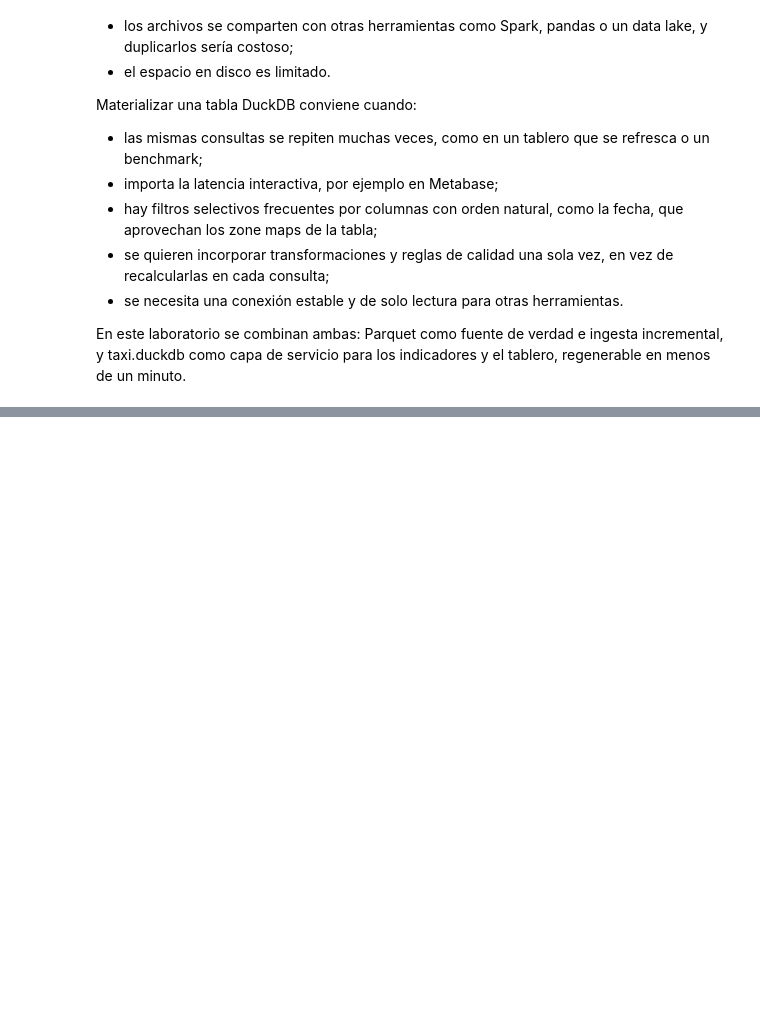
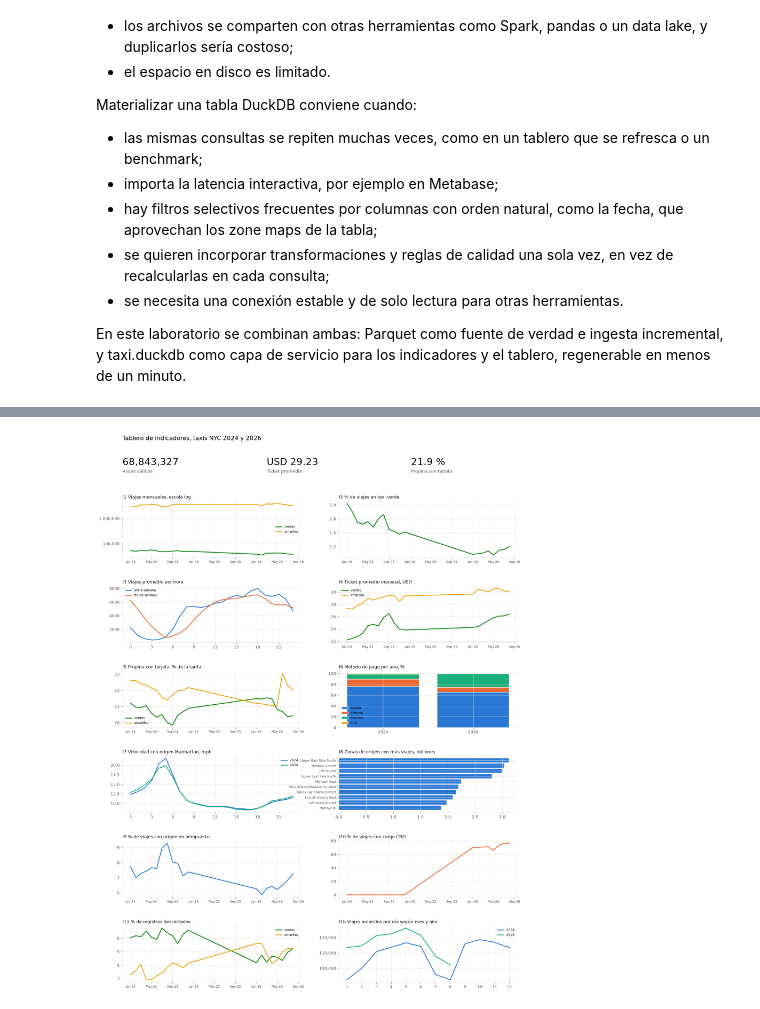
Before and after one commit to erickguerra2/duckdb, a Jupyter notebook: notebooks/Lab8_DuckDB.ipynb, the cells around one changed output, grey strips where cells are left out. Drawn from its saved outputs; the diff is of its cells as text; code cells hidden in the pictures; blank space fills up the shorter version.

Commit message:
Indicadores y tablero de análisis

```diff
--- a/notebooks/Lab8_DuckDB.ipynb
+++ b/notebooks/Lab8_DuckDB.ipynb
@@ -1644,0 +1749,73 @@ En este laboratorio se combinan ambas: Parquet como fuente de verdad e ingesta i
+# %%
+def etiqueta_taxi(t):
+    return "amarillos" if t == "yellow" else "verdes"
+
+
+def linea_por(eje, df, x, y, serie, colores, nombres=None):
+    for valor, d in df.groupby(serie):
+        eje.plot(d[x], d[y], color=colores[str(valor)], label=(nombres or str)(valor))
+
+
+def tablero(ind, titulo, nombre):
+    fig = plt.figure(figsize=(15, 20))
+    rejilla = fig.add_gridspec(7, 6, height_ratios=[0.3, 1, 1, 1, 1, 1, 1], hspace=0.55, wspace=1.1,
+                               top=0.95, bottom=0.03, left=0.06, right=0.98)
+    kpis = [("k01_viajes_validos", "viajes", "Viajes válidos", "{:,.0f}"),
+            ("k02_ticket_promedio", "ticket_promedio", "Ticket promedio", "USD {:,.2f}"),
+            ("k03_propina_tarjeta", "pct_propina", "Propina con tarjeta", "{:.1f} %")]
+    for i, (clave, col, texto, fmt) in enumerate(kpis):
+        eje = fig.add_subplot(rejilla[0, i * 2:(i + 1) * 2])
+        eje.axis("off")
+        eje.text(0, 0.45, fmt.format(ind[clave][col].iloc[0]), fontsize=24, color=TINTA)
+        eje.text(0, 0.0, texto, fontsize=11, color=TINTA_2)
+    ejes = [fig.add_subplot(rejilla[1 + i // 2, (i % 2) * 3:(i % 2) * 3 + 3]) for i in range(12)]
+
+    linea_por(ejes[0], ind["i01_viajes_mensuales"], "mes", "viajes", "taxi", COLOR_TAXI, etiqueta_taxi)
+    ejes[0].set_yscale("log"); ejes[0].set_title("I1 Viajes mensuales, escala log", loc="left")
+    d = ind["i02_participacion_verde"]
+    ejes[1].plot(d.mes, d.pct_verdes, color=COLOR_TAXI["green"]); ejes[1].set_title("I2 % de viajes en taxi verde", loc="left")
+    d = ind["i03_demanda_hora"]
+    linea_por(ejes[2], d, "hora", "viajes_por_dia", "tipo_dia", {"entre semana": SERIES[0], "fin de semana": SERIES[1]})
+    ejes[2].set_title("I3 Viajes promedio por hora", loc="left"); ejes[2].set_xticks(range(0, 24, 3))
+    linea_por(ejes[3], ind["i04_ticket_mensual"], "mes", "ticket_promedio", "taxi", COLOR_TAXI, etiqueta_taxi)
+    ejes[3].set_title("I4 Ticket promedio mensual, USD", loc="left")
+    linea_por(ejes[4], ind["i05_propina_mensual"], "mes", "pct_propina", "taxi", COLOR_TAXI, etiqueta_taxi)
+    ejes[4].set_title("I5 Propina con tarjeta, % de la tarifa", loc="left")
+    d = ind["i06_mezcla_pago"].pivot(index="anio", columns="metodo", values="pct_viajes").fillna(0)
+    base = pd.Series(0.0, index=d.index)
+    for metodo, color in zip(["tarjeta", "efectivo", "flex fare", "otro"], SERIES):
+        if metodo in d:
+            ejes[5].bar(d.index, d[metodo], bottom=base, color=color, label=metodo, edgecolor="white", linewidth=1)
+            base += d[metodo]
+    ejes[5].set_title("I6 Método de pago por año, %", loc="left")
+    linea_por(ejes[6], ind["i07_velocidad_hora"], "hora", "mph", "anio", COLOR_ANIO)
+    ejes[6].set_title("I7 Velocidad con origen Manhattan, mph", loc="left"); ejes[6].set_xticks(range(0, 24, 3))
+    d = ind["i08_top_zonas"].iloc[::-1]
+    ejes[7].barh(d.zona.str.replace("Manhattan - ", "").str.replace("Queens - ", ""), d.viajes / 1e6, color=SERIES[0])
+    ejes[7].set_title("I8 Zonas de origen con más viajes, millones", loc="left"); ejes[7].tick_params(axis="y", labelsize=8)
+    d = ind["i09_aeropuertos"]
+    ejes[8].plot(d.mes, d.pct_aeropuerto, color=SERIES[0]); ejes[8].set_title("I9 % de viajes con origen en aeropuerto", loc="left")
+    d = ind["i10_cargo_cbd"]
+    ejes[9].plot(d.mes, d.pct_con_cargo, color=SERIES[1]); ejes[9].set_title("I10 % de viajes con cargo CBD", loc="left")
+    linea_por(ejes[10], ind["i11_calidad_mensual"], "mes", "pct_descartados", "taxi", COLOR_TAXI, etiqueta_taxi)
+    ejes[10].set_title("I11 % de registros descartados", loc="left")
+    d = ind["i01_viajes_mensuales"].query("taxi == 'yellow'").copy()
+    d["anio"], d["num_mes"] = d.mes.dt.year.astype(str), d.mes.dt.month
+    d["viajes_por_dia"] = d.viajes / d.mes.dt.days_in_month
+    linea_por(ejes[11], d, "num_mes", "viajes_por_dia", "anio", COLOR_ANIO)
+    ejes[11].set_title("I1b Viajes amarillos por día según mes y año", loc="left")
+    ejes[11].set_xticks(range(1, 13)); ejes[11].yaxis.set_major_formatter(miles)
+    for i, eje in enumerate(ejes):
+        if eje.get_legend_handles_labels()[0] and i != 7:
+            eje.legend(fontsize=8, loc="upper right" if i == 6 else "best")
+        if i in (0, 1, 3, 4, 8, 9, 10):
+            eje.xaxis.set_major_formatter(mdates.DateFormatter("%b-%y"))
+            eje.tick_params(axis="x", labelsize=8)
+    ejes[0].yaxis.set_major_formatter(miles)
+    fig.suptitle(titulo, x=0.06, ha="left", fontsize=15, y=0.985)
+    guardar(fig, nombre)
+
+
+tablero(ind_2a, "Tablero de indicadores, taxis NYC 2024 y 2026", "ej7_tablero_2024_2026")
+# %% [output]
+[figure, added]
```
Also changed, not shown: parts of 5 cells of this notebook, 17 other files.
